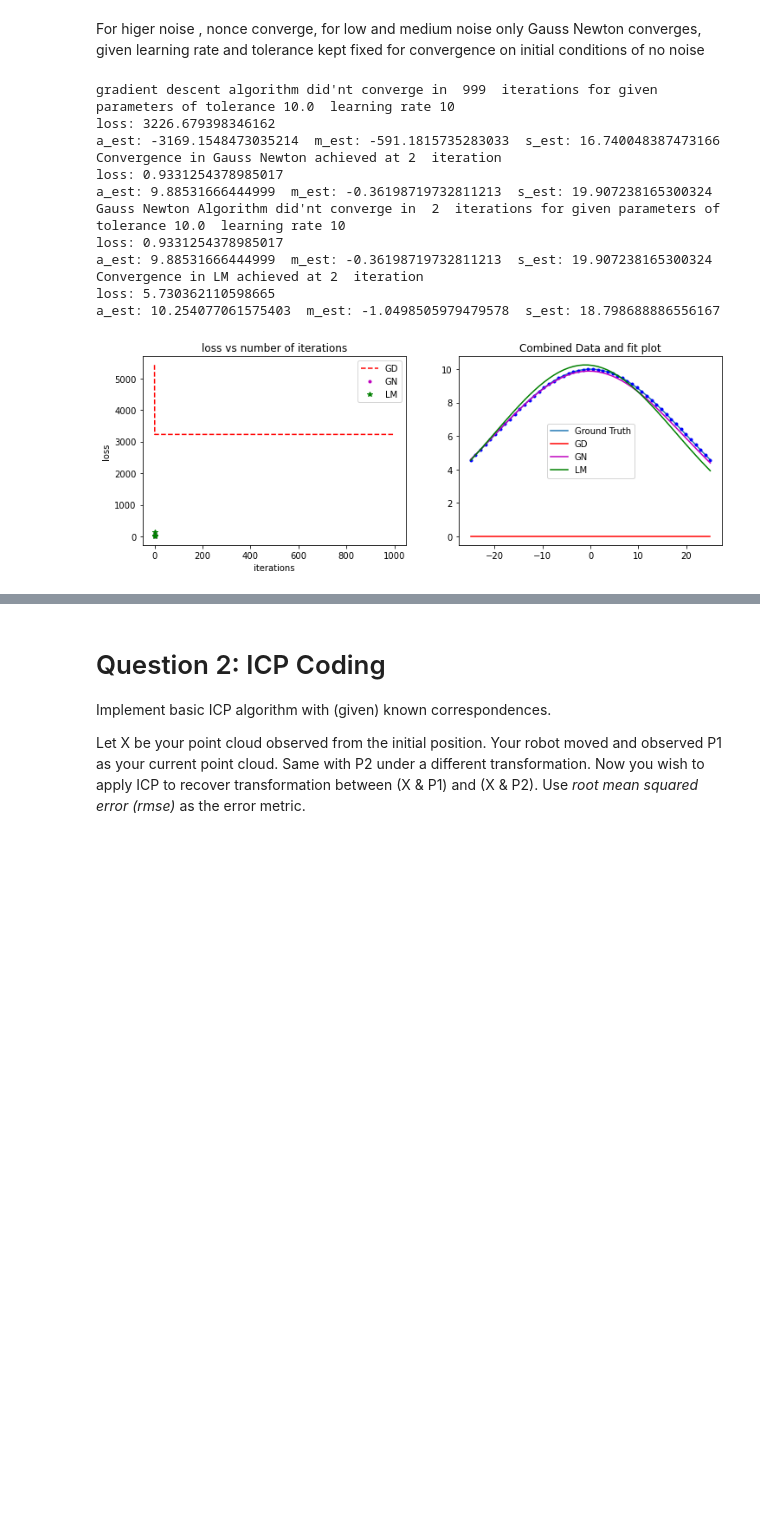
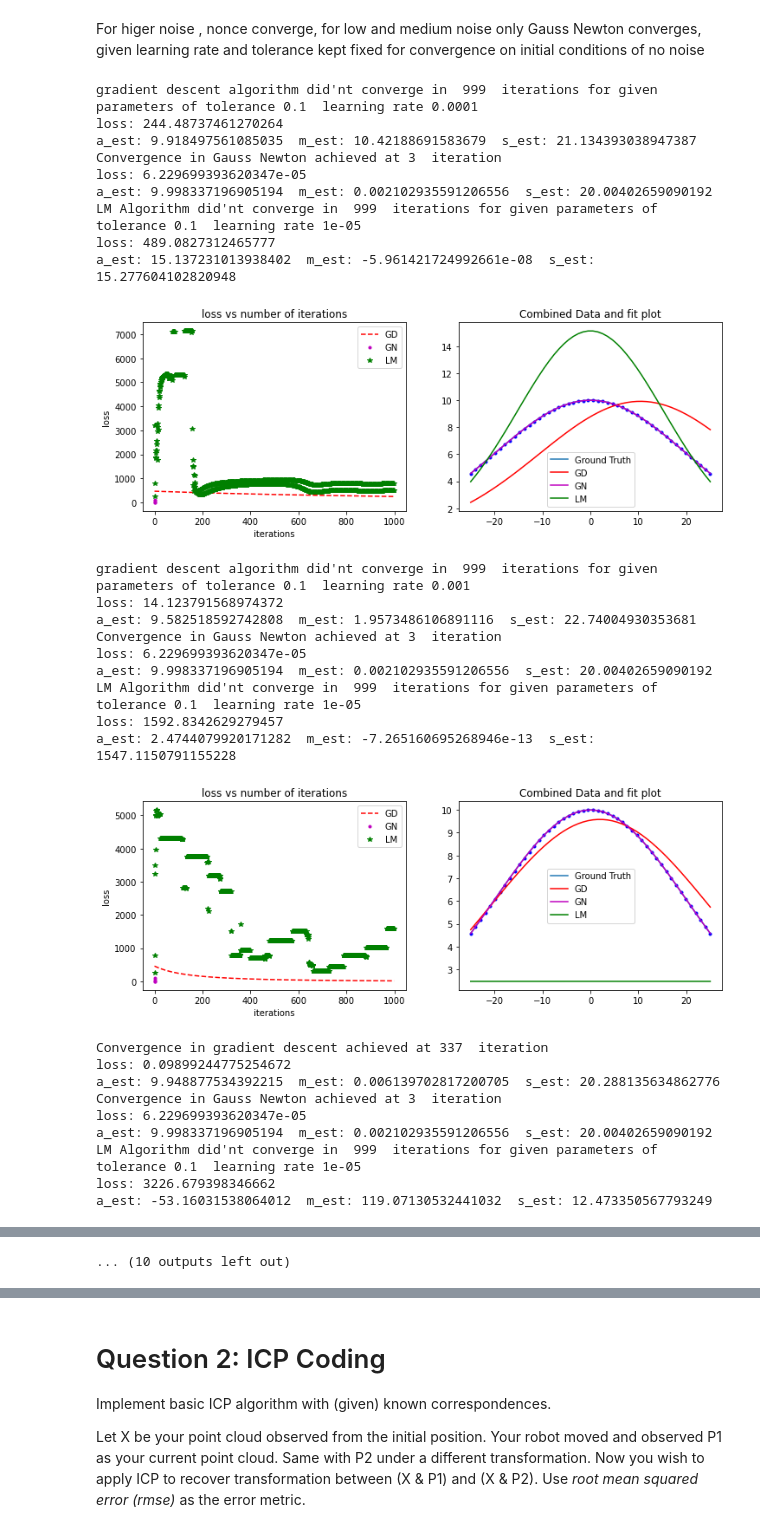
Before and after one commit to avani17101/ICP-and-Non-linear-least-squares-optimization, a Jupyter notebook: 16-spacex-Assignment-3.ipynb, the cells around one changed output, grey strips where cells are left out. Cells and saved outputs as stored; diff of their text form; code cells hidden in the pictures; blank space fills up the shorter version.

```diff
--- a/16-spacex-Assignment-3.ipynb
+++ b/16-spacex-Assignment-3.ipynb
@@ -156,7 +156,7 @@ def gaussNewton(xObserved,yObserved,calculatedPrameters,lr,tolerance):
             print("loss:",squaredDistance)
             print("a_est:",calculatedPrameters[0]," m_est:",calculatedPrameters[1], " s_est:",calculatedPrameters[2])
 #             plot(xObserved,yObserved, yPredicted,np.array(loss_arr),"Gauss Newton")
-            converged = 0
+            converged = 1
             break
     if(converged==0):
         print("Gauss Newton Algorithm did'nt converge in ",i," iterations for given parameters of tolerance",tolerance," learning rate",lr)
@@ -165,6 +165,10 @@ def gaussNewton(xObserved,yObserved,calculatedPrameters,lr,tolerance):
 #         plot(xObserved,yObserved, yPredicted,np.array(loss_arr),"Gauss Newton")
     return yPredicted,np.array(loss_arr)
 def LM(xObserved,yObserved,calculatedPrameters,lr,tolerance):
+    """
+    if learning rate is less than 0.0001 then on dividing by 10 further svd(np.linalg.pinv finds sudo inverse using svd) is not able to find sol and error is thrown
+    Hence explicitly handling it by not decreasing learning rate if it is already less than 0.00001
+    """
     iterations = 1000
     loss_arr = []
     converged = 0
@@ -181,7 +185,8 @@ def LM(xObserved,yObserved,calculatedPrameters,lr,tolerance):
 
         if(i!=0):
             if currloss<=squaredDistance:
-                lr/= 10
+                if(lr>0.00001):
+                    lr/= 10
             else:
                 lr*= 10
 
@@ -201,7 +206,7 @@ def LM(xObserved,yObserved,calculatedPrameters,lr,tolerance):
             print("loss:",squaredDistance)
             print("a_est:",calculatedPrameters[0]," m_est:",calculatedPrameters[1], " s_est:",calculatedPrameters[2])
 #             plot(xObserved,yObserved, yPredicted,np.array(loss_arr),"LM")
-            converged =1
+            converged = 1
 
             break
     if(converged==0):
@@ -751,21 +696,50 @@ a_est: 12.344675201447435  m_est: 0.13488996991131855  s_est: 19.681280220431283
 # %% [markdown]
 For higer noise , nonce converge, for low and medium noise only Gauss Newton converges, given learning rate and tolerance kept fixed for convergence on initial conditions of no noise
 # %%
-ygd,lgd = gradDescent(xObserved,yObserved,calculatedPrameters,10,1e+1)
-ygn,lgn = gaussNewton(xObserved,yObserved,calculatedPrameters,10,1e+1)
-ylm,llm= LM(xObserved,yObserved,calculatedPrameters,10,1e+1)
-combinedplot(xObserved,yObserved,ygd,lgd,ygn,lgn,ylm,llm)
+numberOfObservations = 50
+xObserved = np.linspace(-25, 25, numberOfObservations)
+a_gt = 10
+m_gt = 0
+s_gt = 20
+a_est = 10
+m_est = 13
+s_est = 19.12
+yObserved = gaussian(xObserved, a_gt, m_gt, s_gt)
+calculatedPrameters = np.array([a_est, m_est, s_est])
+learningrate = np.array([0.0001,0.001,0.01,0.1,1,2,3,4,5,8,10])
+
+for l in learningrate:
+    ygd,lgd = gradDescent(xObserved,yObserved,calculatedPrameters,l,1e-1)
+    ygn,lgn = gaussNewton(xObserved,yObserved,calculatedPrameters,l,1e-1)
+    ylm,llm= LM(xObserved,yObserved,calculatedPrameters,l,1e-1)
+    combinedplot(xObserved,yObserved,ygd,lgd,ygn,lgn,ylm,llm)
 # %% [output]
-gradient descent algorithm did'nt converge in  999  iterations for given parameters of tolerance 10.0  learning rate 10
-loss: 3226.679398346162
-a_est: -3169.1548473035214  m_est: -591.1815735283033  s_est: 16.740048387473166
-Convergence in Gauss Newton achieved at 2  iteration
-loss: 0.9331254378985017
-a_est: 9.88531666444999  m_est: -0.36198719732811213  s_est: 19.907238165300324
-Gauss Newton Algorithm did'nt converge in  2  iterations for given parameters of tolerance 10.0  learning rate 10
-loss: 0.9331254378985017
-a_est: 9.88531666444999  m_est: -0.36198719732811213  s_est: 19.907238165300324
-Convergence in LM achieved at 2  iteration
-loss: 5.730362110598665
-a_est: 10.254077061575403  m_est: -1.0498505979479578  s_est: 18.798688886556167
+gradient descent algorithm did'nt converge in  999  iterations for given parameters of tolerance 0.1  learning rate 0.0001
+loss: 244.48737461270264
+a_est: 9.918497561085035  m_est: 10.42188691583679  s_est: 21.134393038947387
+Convergence in Gauss Newton achieved at 3  iteration
+loss: 6.229699393620347e-05
+a_est: 9.998337196905194  m_est: 0.002102935591206556  s_est: 20.00402659090192
+LM Algorithm did'nt converge in  999  iterations for given parameters of tolerance 0.1  learning rate 1e-05
+loss: 489.0827312465777
+a_est: 15.137231013938402  m_est: -5.961421724992661e-08  s_est: 15.277604102820948
-[figure, old version]
+[figure, new version]
+gradient descent algorithm did'nt converge in  999  iterations for given parameters of tolerance 0.1  learning rate 0.001
+loss: 14.123791568974372
+a_est: 9.582518592742808  m_est: 1.9573486106891116  s_est: 22.74004930353681
+Convergence in Gauss Newton achieved at 3  iteration
+loss: 6.229699393620347e-05
+a_est: 9.998337196905194  m_est: 0.002102935591206556  s_est: 20.00402659090192
+LM Algorithm did'nt converge in  999  iterations for given parameters of tolerance 0.1  learning rate 1e-05
+loss: 1592.8342629279457
+a_est: 2.4744079920171282  m_est: -7.265160695268946e-13  s_est: 1547.1150791155228
+[figure, added]
+Convergence in gradient descent achieved at 337  iteration
+loss: 0.09899244775254672
+a_est: 9.948877534392215  m_est: 0.006139702817200705  s_est: 20.288135634862776
+Convergence in Gauss Newton achieved at 3  iteration
+loss: 6.229699393620347e-05
+a_est: 9.998337196905194  m_est: 0.002102935591206556  s_est: 20.00402659090192
+LM Algorithm did'nt converge in  999  iterations for given parameters of tolerance 0.1  learning rate 1e-05
+loss: 3226.679398346662
+a_est: -53.16031538064012  m_est: 119.07130532441032  s_est: 12.473350567793249
@@ -772,3 +777,4 @@ a_est: 10.254077061575403  m_est: -1.0498505979479578  s_est: 18.798688886556167
+... (10 outputs left out)
 # %% [markdown]
 ## Answers for Question 1
 Add explanations for the answers along with tables here.
```
Also changed, not shown: parts of 12 cells of this notebook.
